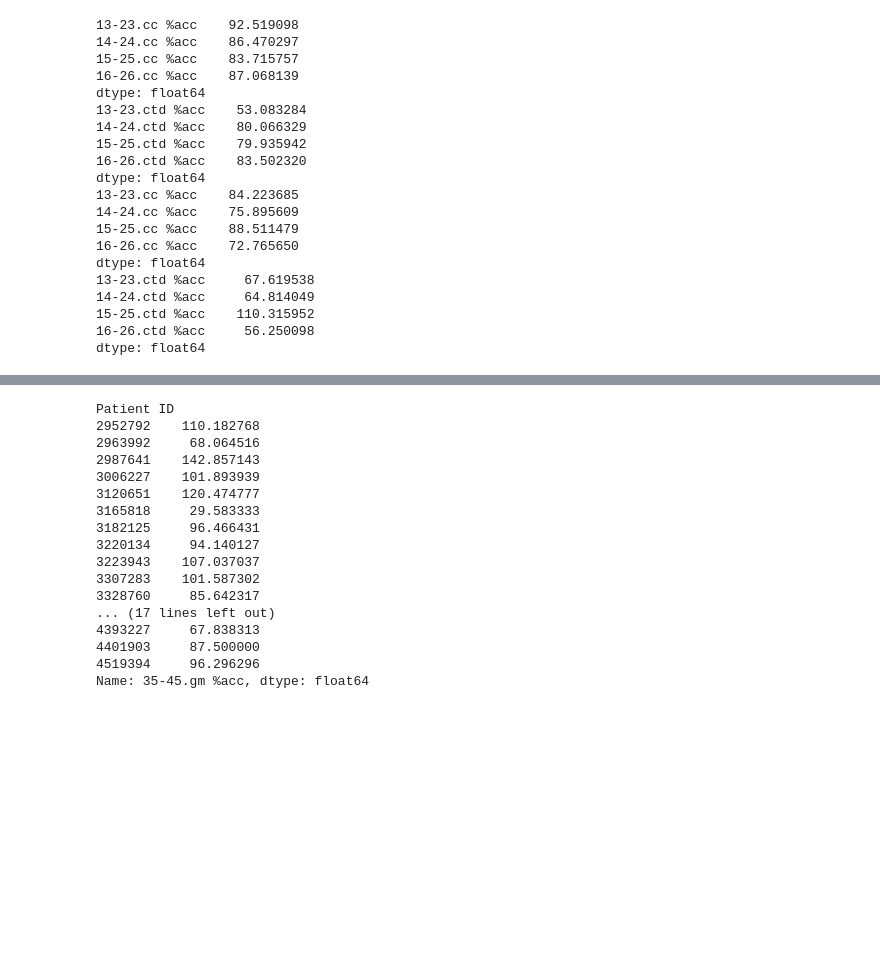
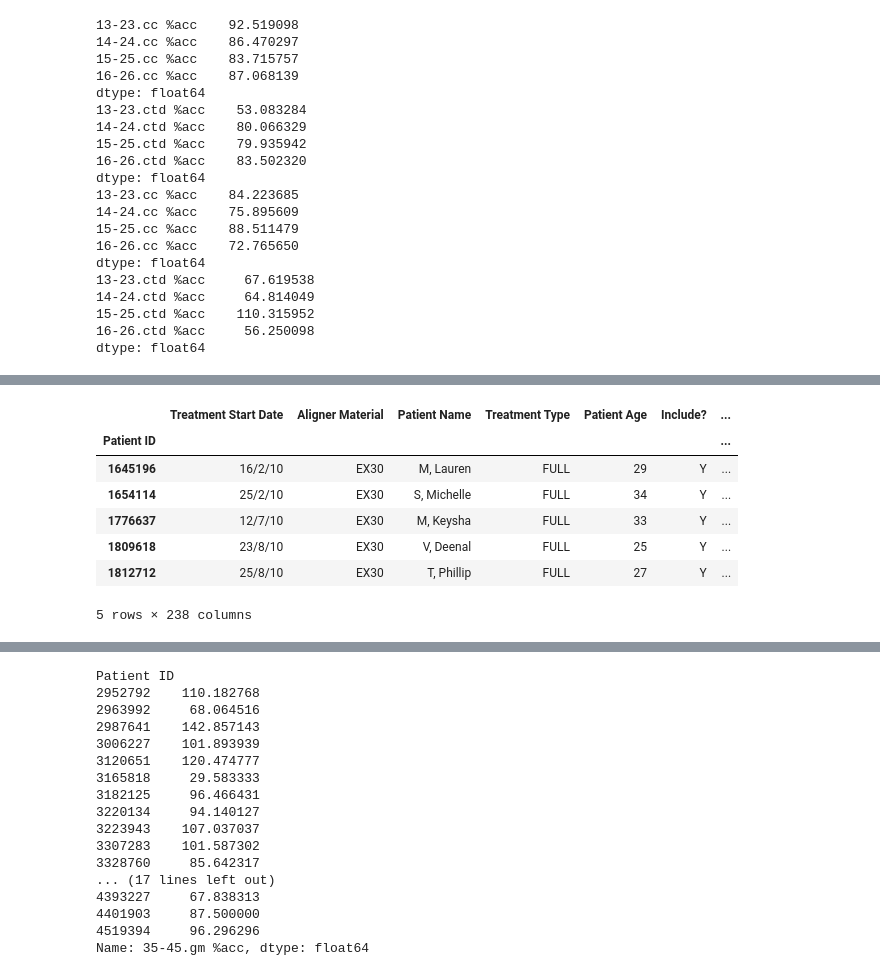
Before and after one commit to richard-tien/PROJ174, a Jupyter notebook: data-analysis.ipynb, the cells around one changed output, grey strips where cells are left out. Saved outputs shown, nothing was run; the diff lists cells and outputs as text; code cells hidden in the pictures; blank space fills up the shorter version.

```diff
--- a/data-analysis.ipynb
+++ b/data-analysis.ipynb
@@ -329 +358,12 @@ def getSubDf(df, measure_type, threshold, aligner_material):
+# %%
+df.head()
+# %% [output]
+|  | Treatment Start Date | Aligner Material | Patient Name | Treatment Type | Patient Age | Include? | ... |
+| Patient ID |  |  |  |  |  |  | ... |
+| 1645196 | 16/2/10 | EX30 | M, Lauren | FULL | 29 | Y | ... |
+| 1654114 | 25/2/10 | EX30 | S, Michelle | FULL | 34 | Y | ... |
+| 1776637 | 12/7/10 | EX30 | M, Keysha | FULL | 33 | Y | ... |
+| 1809618 | 23/8/10 | EX30 | V, Deenal | FULL | 25 | Y | ... |
+| 1812712 | 25/8/10 | EX30 | T, Phillip | FULL | 27 | Y | ... |
+5 rows × 238 columns
 # %%
```
Also changed, not shown: parts of 12 cells of this notebook.
